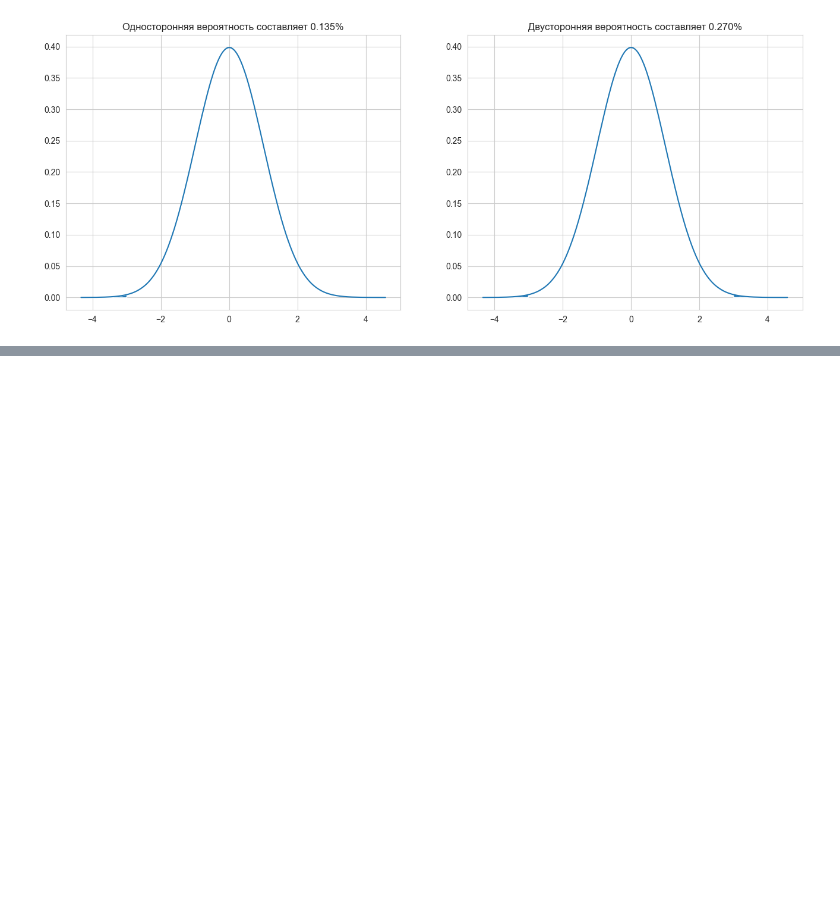
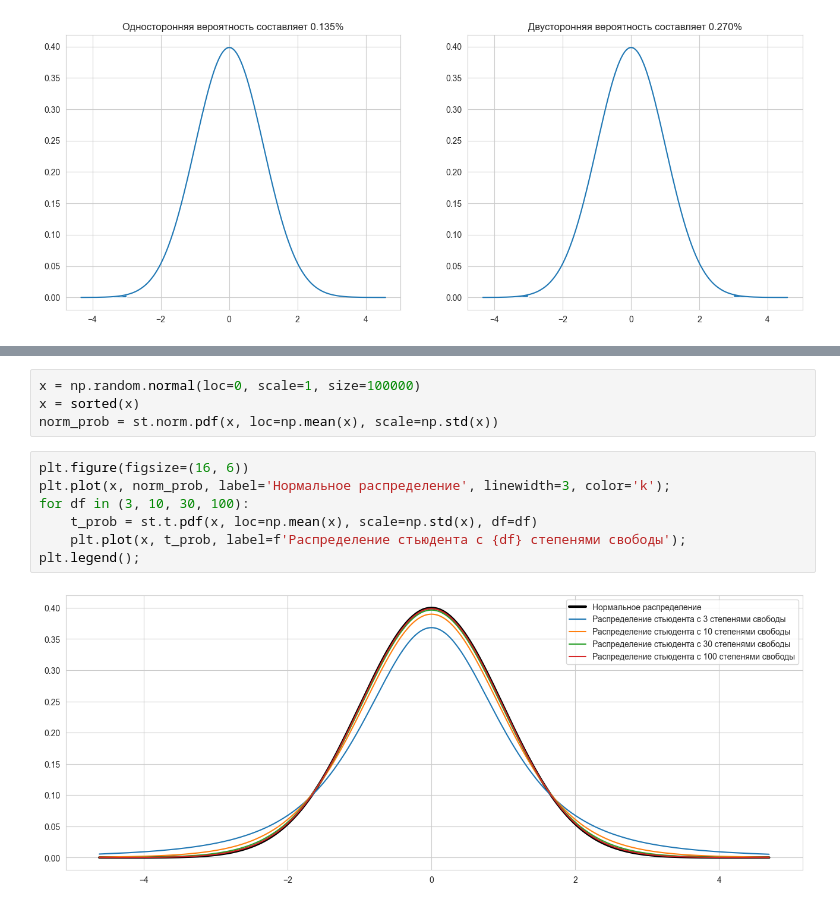
Before and after one commit to zakharkousnetsov/DS_projects, a Jupyter notebook: 00_statistics/statistics.ipynb, the cells around one changed output, grey strips where cells are left out. Saved outputs shown, nothing was run; the diff lists cells and outputs as text; blank space fills up the shorter version.

```diff
--- a/00_statistics/statistics.ipynb
+++ b/00_statistics/statistics.ipynb
@@ -260,0 +284,13 @@ ax2.set_title(f'Двусторонняя вероятность составля
+# %%
+x = np.random.normal(loc=0, scale=1, size=100000)
+x = sorted(x)
+norm_prob = st.norm.pdf(x, loc=np.mean(x), scale=np.std(x))
+# %%
+plt.figure(figsize=(16, 6))
+plt.plot(x, norm_prob, label='Нормальное распределение', linewidth=3, color='k');
+for df in (3, 10, 30, 100):
+    t_prob = st.t.pdf(x, loc=np.mean(x), scale=np.std(x), df=df)
+    plt.plot(x, t_prob, label=f'Распределение стьюдента с {df} степенями свободы');
+plt.legend();
+# %% [output]
+[figure, added]
```
Also changed, not shown: parts of 7 cells of this notebook.
